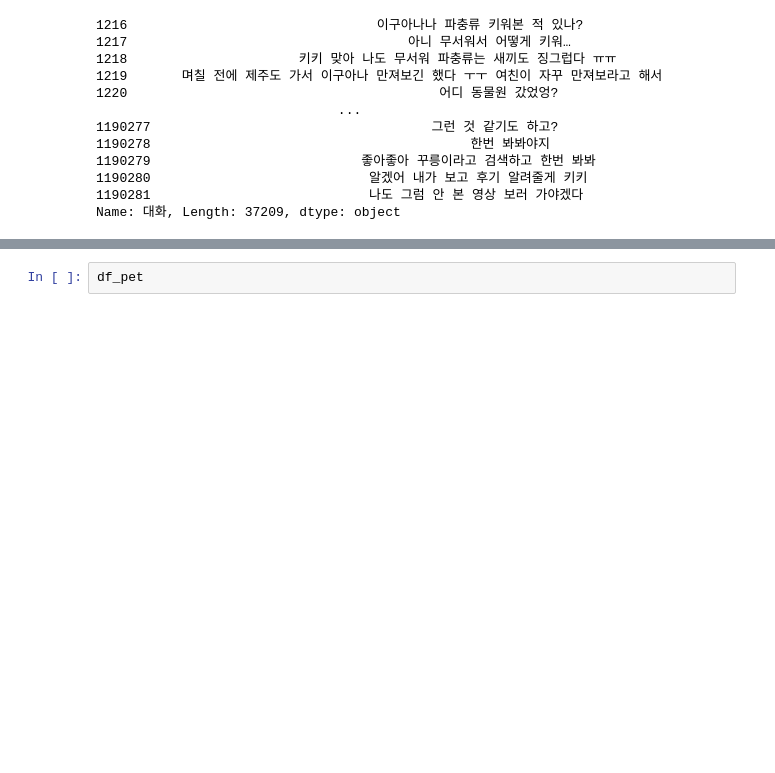
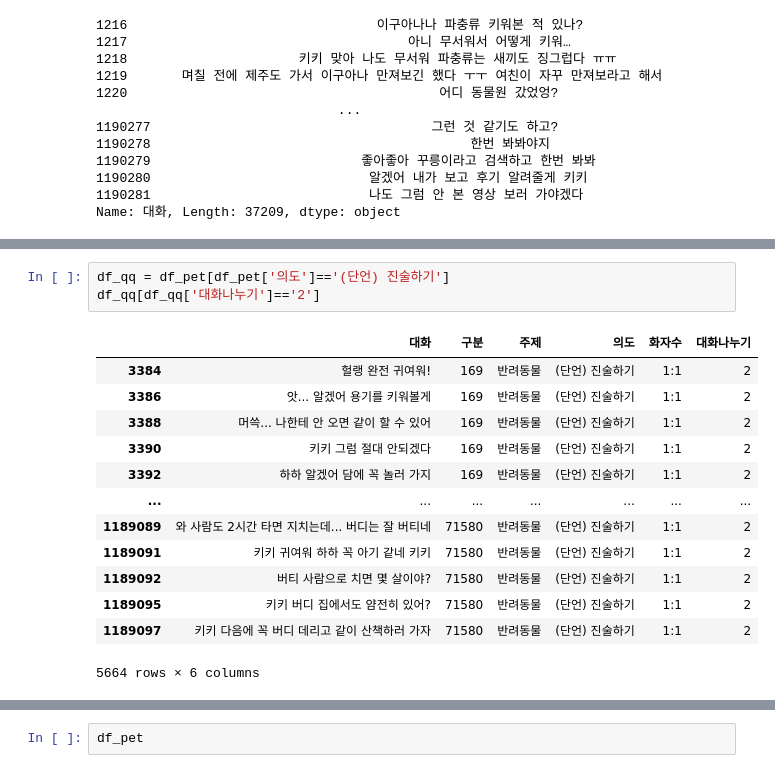
Before and after one commit to KangHoJ/hojeong-project, a Jupyter notebook: boot camp project/mini porject 3 (gpt)/chatbot_practice_2.ipynb, the cells around one changed output, grey strips where cells are left out. Cells and saved outputs as stored; diff of their text form; blank space fills up the shorter version.

```diff
--- a/boot camp project/mini porject 3 (gpt)/chatbot_practice_2.ipynb
+++ b/boot camp project/mini porject 3 (gpt)/chatbot_practice_2.ipynb
@@ -566,0 +643,17 @@ Name: 대화, Length: 37209, dtype: object
+# %%
+df_qq = df_pet[df_pet['의도']=='(단언) 진술하기']
+df_qq[df_qq['대화나누기']=='2']
+# %% [output]
+|  | 대화 | 구분 | 주제 | 의도 | 화자수 | 대화나누기 |
+| 3384 | 헐랭 완전 귀여워! | 169 | 반려동물 | (단언) 진술하기 | 1:1 | 2 |
+| 3386 | 앗... 알겠어 용기를 키워볼게 | 169 | 반려동물 | (단언) 진술하기 | 1:1 | 2 |
+| 3388 | 머쓱... 나한테 안 오면 같이 할 수 있어 | 169 | 반려동물 | (단언) 진술하기 | 1:1 | 2 |
+| 3390 | 키키 그럼 절대 안되겠다 | 169 | 반려동물 | (단언) 진술하기 | 1:1 | 2 |
+| 3392 | 하하 알겠어 담에 꼭 놀러 가지 | 169 | 반려동물 | (단언) 진술하기 | 1:1 | 2 |
+| ... | ... | ... | ... | ... | ... | ... |
+| 1189089 | 와 사람도 2시간 타면 지치는데... 버디는 잘 버티네 | 71580 | 반려동물 | (단언) 진술하기 | 1:1 | 2 |
+| 1189091 | 키키 귀여워 하하 꼭 아기 같네 키키 | 71580 | 반려동물 | (단언) 진술하기 | 1:1 | 2 |
+| 1189092 | 버티 사람으로 치면 몇 살이야? | 71580 | 반려동물 | (단언) 진술하기 | 1:1 | 2 |
+| 1189095 | 키키 버디 집에서도 얌전히 있어? | 71580 | 반려동물 | (단언) 진술하기 | 1:1 | 2 |
+| 1189097 | 키키 다음에 꼭 버디 데리고 같이 산책하러 가자 | 71580 | 반려동물 | (단언) 진술하기 | 1:1 | 2 |
+5664 rows × 6 columns
```
Also changed, not shown: parts of 22 cells of this notebook.
